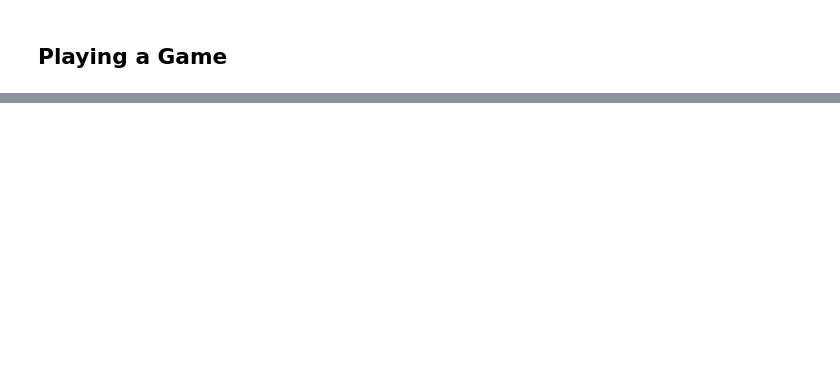
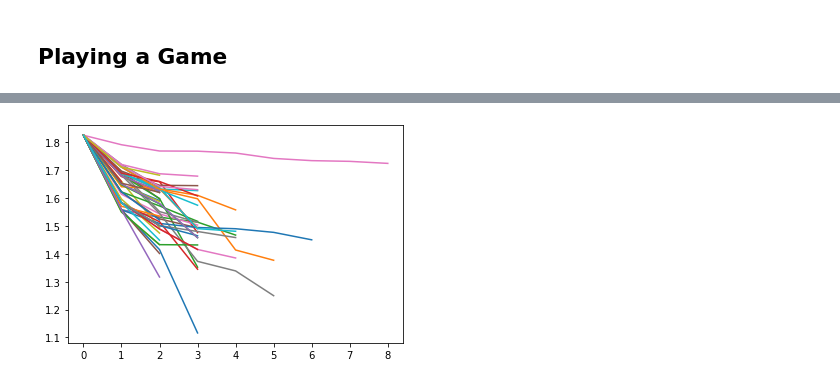
Before and after one commit to diegounzueta/Medium-Articles-, a Jupyter notebook: Wordle/WordleSolver.ipynb, the cells around one changed output, grey strips where cells are left out. Cells and saved outputs as stored; diff of their text form; code cells hidden in the pictures; blank space fills up the shorter version.

```diff
--- a/Wordle/WordleSolver.ipynb
+++ b/Wordle/WordleSolver.ipynb
@@ -363,0 +488,5 @@ KeyboardInterrupt:
+# %%
+for i in records:
+    plt.plot(np.log(i["Entropy"]))
+# %% [output]
+[figure, added]
```
Also changed, not shown: parts of 40 cells of this notebook, 24 other files.
